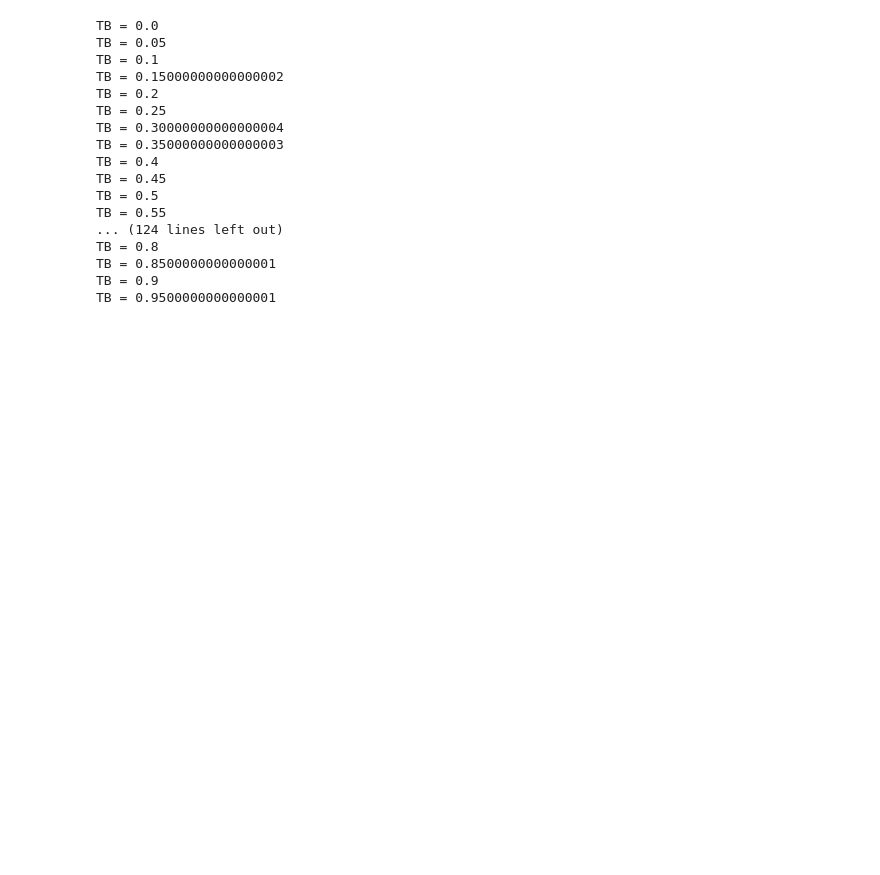
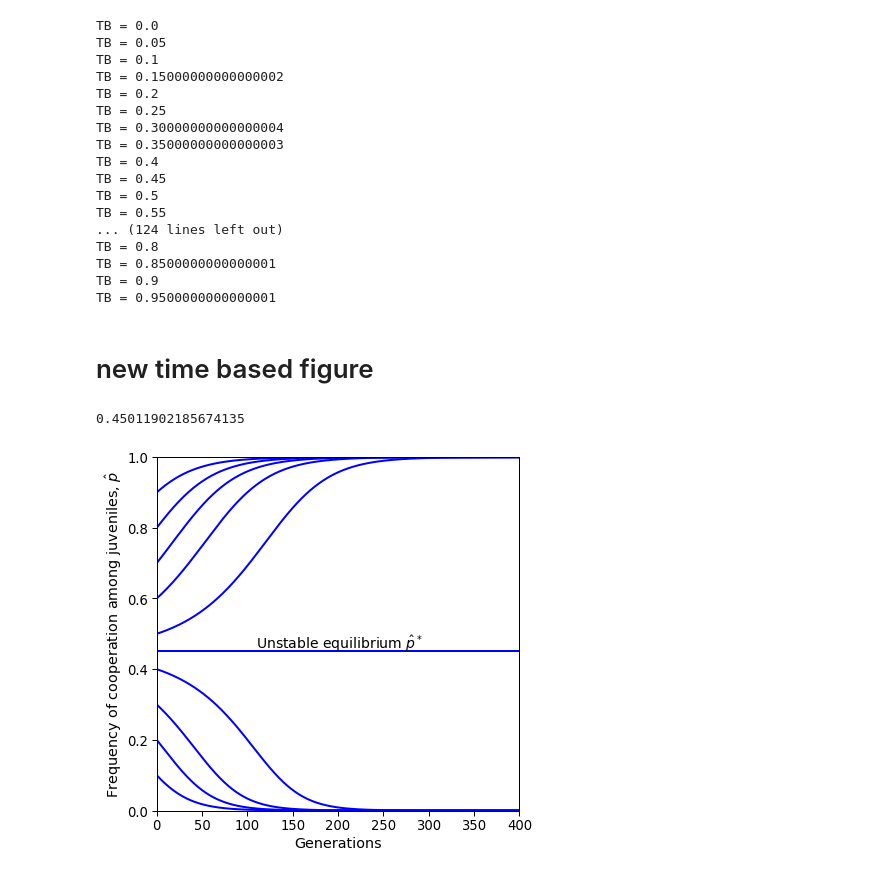
Before and after one commit to yoavram-lab/CulturalCooperation, a Jupyter notebook: ms/figures.ipynb, the cells around one changed output. Drawn from its saved outputs; the diff is of its cells as text; code cells hidden in the pictures; blank space fills up the shorter version.

Commit message:
Add new time series graph

```diff
--- a/ms/figures.ipynb
+++ b/ms/figures.ipynb
@@ -1022,3 +1022,53 @@ TB = 0.8
 TB = 0.8500000000000001
 TB = 0.9
 TB = 0.9500000000000001
+# %% [markdown]
+# new time based figure
+# %%
+def evolution2(p0, b, c, TA, TB, alpha, v, tmax):
+    p_result = [p0]
+
+    for t in range(1, tmax):
+        p = p_result[t-1]
+        w = 1 + p*(b-c)
+        result = 0
+        result += (v/w)*(p**2*(1+b-c)*(1-(1-p)*(1-alpha)*TB))
+        result += (v/w)*(p)*(1-p)*(1-c)*(p*(1-alpha)*TB+1-TB)
+        result += (v/w)*(1-p)*p*(1+b)*(p*(1-alpha)+alpha)*TA
+        result += (v/w)*(1-p)**2*p*(1-alpha)*TA
+        result += (1-v)*p**2*(TB-TA) + (1-v)*p*(1+TA-TB)
+
+        p_result.append(result)
+        if result > 1 or result < 0:
+            break
+
+    return p_result
+# %%
+TA = 0.5
+TB = 0.4
+alpha = 0.1
+v = 0.59
+b = 1.2
+c = 0.5
+
+p_star = (alpha*b*v*TA-c*v*(1-TB)+(TA-TB))/((c*(1-v)-b*(1-alpha*v))*(TA-TB))
+print(p_star)
+
+
+generations = 400
+p0_option = [0.1, 0.2, 0.3, 0.4 , 0.5, 0.6, 0.7, 0.8, 0.9]
+fig, ax = plt.subplots(figsize=(6.5, 6.5))
+for p0 in p0_option:
+    ax.plot(evolution2(p0, b, c ,TA, TB, alpha, v, generations), color='blue', linewidth=2)
+
+ax.plot(evolution2(p_star, b, c ,TA, TB, alpha, v, generations), color='blue', linewidth=2)
+
+ax.set_xlabel('Generations')
+ax.set_ylabel('Frequency of cooperation among juveniles, $\hat{p}$')
+ax.text(110, 0.46, r'Unstable equilibrium $\hat{p}^*$', fontdict=fontdict)
+ax.set_ylim(0, 1)
+ax.set_xlim(0, generations)
+fig.savefig('Figures/Unstable_Time_series.eps')
+# %% [output]
+0.45011902185674135
+[figure, added]
```
Also changed, not shown: parts of 2 cells of this notebook, 5 other files.
